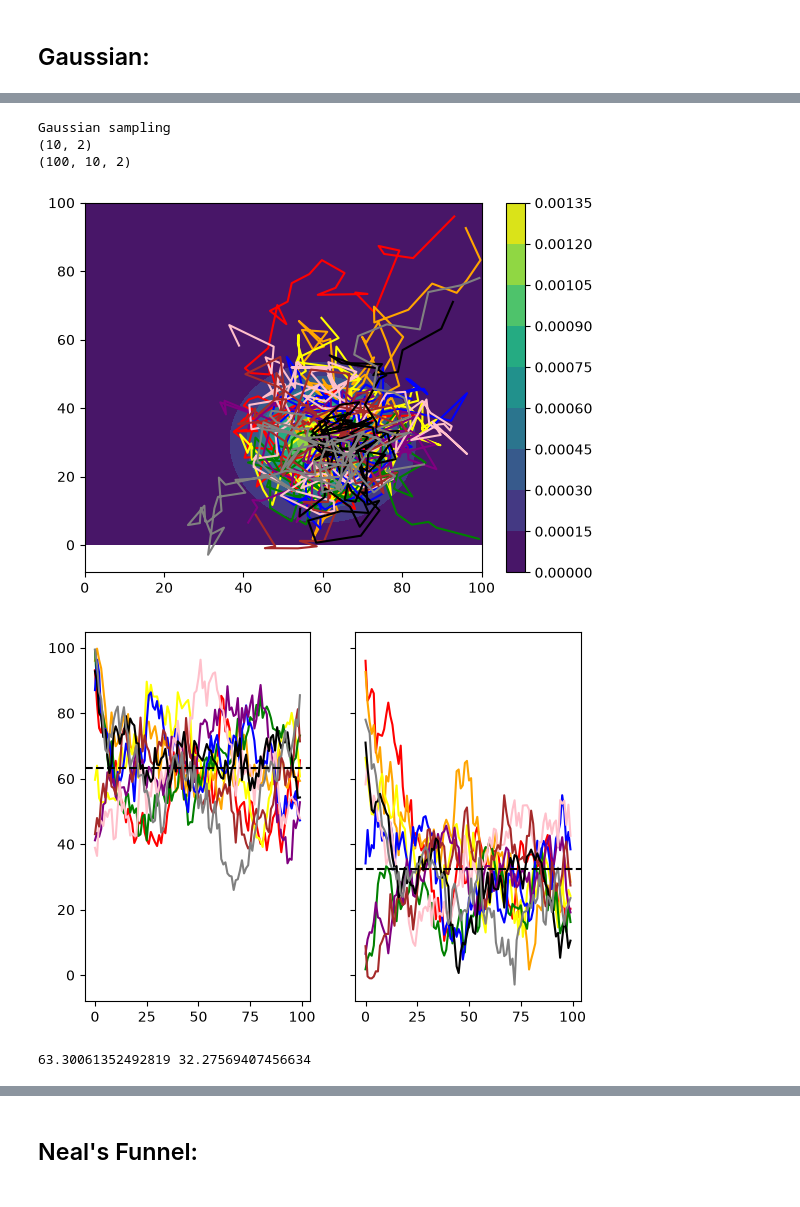
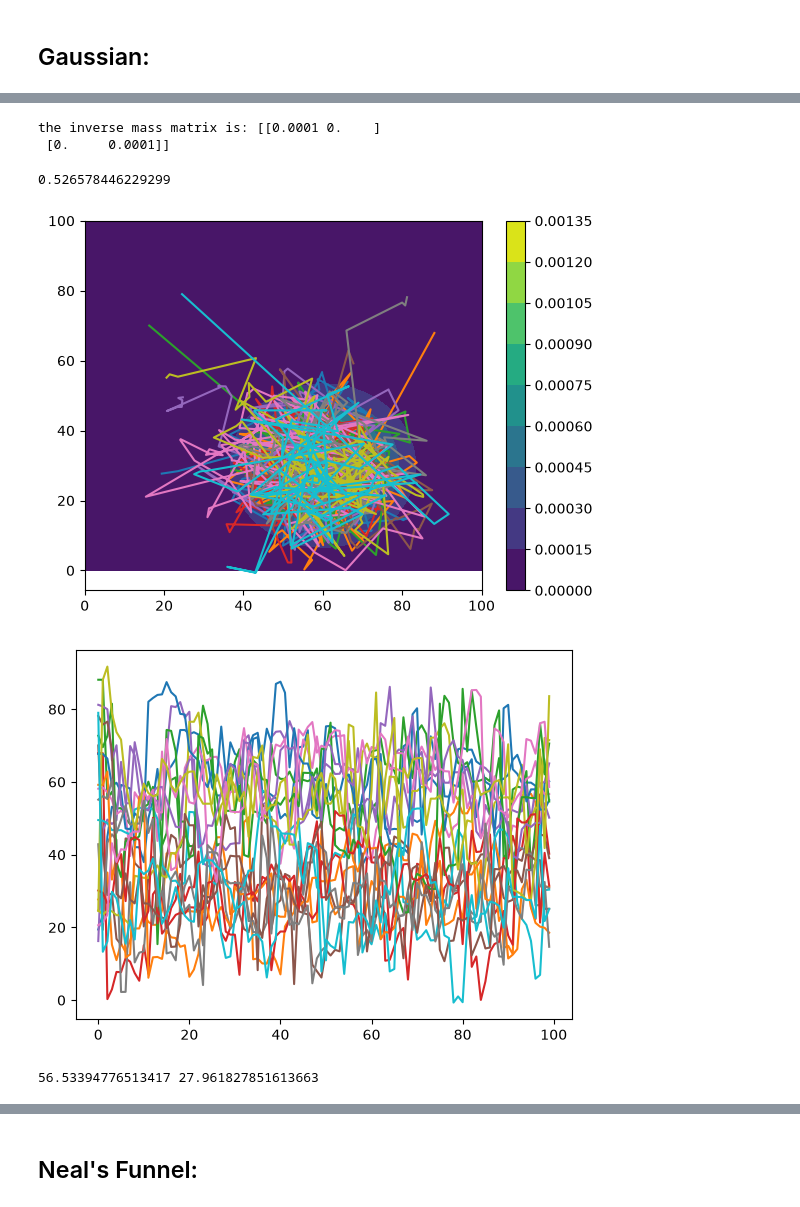
Before and after one commit to nickherrmann8503/Hamiltonian-MC, a Jupyter notebook: tests.ipynb, the cells around one changed output, grey strips where cells are left out. Saved outputs shown, nothing was run; the diff lists cells and outputs as text; code cells hidden in the pictures.

```diff
--- a/tests.ipynb
+++ b/tests.ipynb
@@ -21,7 +22,7 @@ Sigma = np.array([[sigma,0],
          [0,sigma]])
 ts = np.linspace(0,100,100)
 
-def dchain(x_0,N,dt,L,mass_matrix,method = "gaussian"):
+def dchain_(x_0,N,dt,L,mass_matrix,method = "gaussian"):
     if method == "gaussian":
         print("Gaussian sampling")
         logp = lambda x: np.log(gaussian_ND(x,means,Sigma))
@@ -66,6 +67,7 @@ Sigma = np.array([[sigma,0],
 
 L = 1000 #leapfrog steps
 dt = 0.5 #step size
+nchains = 10
 M = np.array([[10000.0,0],
               [0,10000.0]])
 print("the inverse mass matrix is:",np.linalg.inv(M))
@@ -77,7 +79,7 @@ p_start = np.random.default_rng().multivariate_normal([0,0], M, size=1)
 X0s = [[random()*100,random()*100] for i in range(10)]
 Xns = np.array(dchain(np.array(X0s),100,dt,L,M,method="gaussian"))
 print(Xns.shape)
-for i in range(10):
+for i in range(nchains):
     plt.plot(Xns[:,i,0],Xns[:,i,1],color=colors[i])
 
 
@@ -99,7 +101,7 @@ plt.show()
 
 xspace = np.arange(100)
 fig,ax = plt.subplots(1,2,sharey=True)
-for i in range(10):
+for i in range(nchains):
     ax[0].plot(xspace,Xns[:,i,0],color=colors[i])
     ax[1].plot(xspace,Xns[:,i,1],color=colors[i])
 
@@ -119,45 +121,51 @@ Gaussian sampling
 # %%
-#NAIVE UTURN TEST
+N_steps = 100
+print("the inverse mass matrix is:",np.linalg.inv(M))
 
-Xns = np.array(dchain(np.array(X0s),100,dt,L,M,method="gaussian"))
-print(Xns.shape)
-for i in range(10):
-    plt.plot(Xns[:,i,0],Xns[:,i,1],color=colors[i])
+p_start = np.random.normal(0,1)
+p_start = np.random.default_rng().multivariate_normal([0,0], M, size=1)
+
+#now computes alll chains at once
+start_time = time()
+X0s = [[random()*100,random()*100] for i in range(nchains)]
+
+#NAIVE NUTS
+logp = lambda x: np.log(gaussian_ND(x,means,Sigma))
+start_time = time()
+Xns = np.array(NAIVE_NUTS(np.array(X0s),dt,logp,N_steps,np.eye(2)))
+print((time()-start_time)/60)
+for i in range(nchains):
+    plt.plot(Xns[i,:,0],Xns[i,:,1])
 
 
 #Grid
 x = np.linspace(0,100,100)
 y = np.linspace(0,100,100)
 X,Y = np.meshgrid(x,y)
 pos = np.dstack((X,Y))
 
 Z = multivariate_normal(means,Sigma).pdf(pos)
 
 
 
+
 cf = plt.contourf(X,Y,Z,levels=10,cmap="viridis")
 #plt.contour(X,Y,Z,levels=8,colors="white",linewidths = 0.5)
 plt.colorbar(cf)
 plt.show()
 
-
-xspace = np.arange(100)
-fig,ax = plt.subplots(1,2,sharey=True)
-for i in range(10):
-    ax[0].plot(xspace,Xns[:,i,0],color=colors[i])
-    ax[1].plot(xspace,Xns[:,i,1],color=colors[i])
-
-ax[0].axhline(np.mean(Xns[:,:,0]),color='black',ls='--')
-ax[1].axhline(np.mean(Xns[:,:,1]),color='black',ls='--')
+for Xn in Xns:
+    plt.plot(Xn[:,0])
+    plt.plot(Xn[:,1])
 plt.show()
-print(np.mean(Xns[:,:,0]),np.mean(Xns[:,:,1]))
+print(np.mean(Xn[:,0]),np.mean(Xn[:,1]))
 # %% [output]
-Gaussian sampling
-(10, 2)
-(100, 10, 2)
+the inverse mass matrix is: [[0.0001 0.    ]
+ [0.     0.0001]]
+0.526578446229299
-[figure, old version]
+[figure, new version]
-[figure, old version]
+[figure, new version]
-63.30061352492819 32.27569407456634
+56.53394776513417 27.961827851613663
 # %%
 nsteps, nwalkers, ndim = 100, 10, 2
 #burnin = nsteps // 5
```
Also changed, not shown: parts of 5 cells of this notebook, 1 other file.
